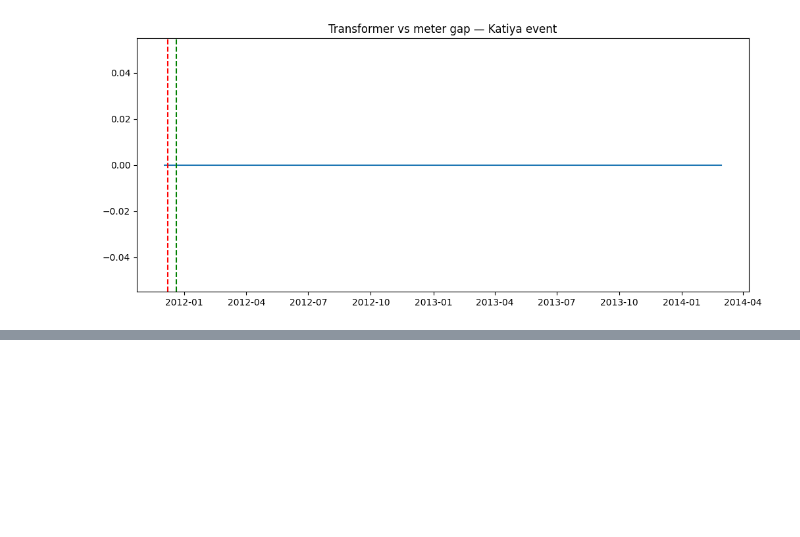
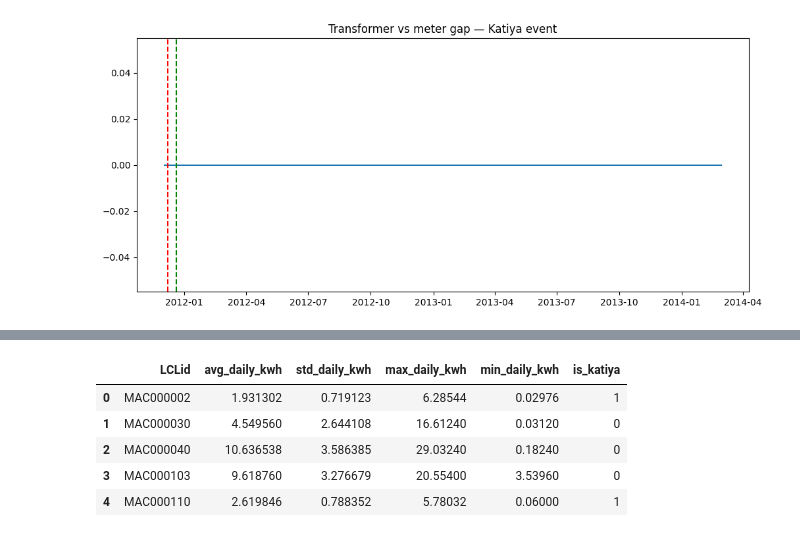
Before and after one commit to parth1rtx/SIH-2026, a Jupyter notebook: dayinbits_week1_1.ipynb, the cells around one changed output, grey strips where cells are left out. Saved outputs shown, nothing was run; the diff lists cells and outputs as text; code cells hidden in the pictures; blank space fills up the shorter version.

```diff
--- a/dayinbits_week1_1.ipynb
+++ b/dayinbits_week1_1.ipynb
@@ -229,3 +232,11 @@ plt.title("Transformer vs meter gap — Katiya event")
 plt.show()
 # %% [output]
 [figure]
+# %%
+import numpy as np
+np.random.seed(42)
+katiya_thieves = np.random.choice(pivot_df.columns.tolist(), size=20, replace=False)
+daily['is_katiya'] = daily['LCLid'].isin(katiya_thieves).astype(int)
+daily.loc[daily['LCLid'].isin(katiya_thieves), 'daily_kwh'] *= 0.4
+print(len(katiya_thieves))
+daily['is_katiya'].value_counts()
@@ -231,0 +250,16 @@ plt.show()
+# %%
+features = daily.groupby('LCLid').agg(
+    avg_daily_kwh=('daily_kwh','mean'),
+    std_daily_kwh=('daily_kwh','std'),
+    max_daily_kwh=('daily_kwh','max'),
+    min_daily_kwh=('daily_kwh','min'),
+    is_katiya=('is_katiya','first')
+).reset_index()
+features.head()
+# %% [output]
+|  | LCLid | avg_daily_kwh | std_daily_kwh | max_daily_kwh | min_daily_kwh | is_katiya |
+| 0 | MAC000002 | 1.931302 | 0.719123 | 6.28544 | 0.02976 | 1 |
+| 1 | MAC000030 | 4.549560 | 2.644108 | 16.61240 | 0.03120 | 0 |
+| 2 | MAC000040 | 10.636538 | 3.586385 | 29.03240 | 0.18240 | 0 |
+| 3 | MAC000103 | 9.618760 | 3.276679 | 20.55400 | 3.53960 | 0 |
+| 4 | MAC000110 | 2.619846 | 0.788352 | 5.78032 | 0.06000 | 1 |
```
Also changed, not shown: parts of 11 cells of this notebook.
